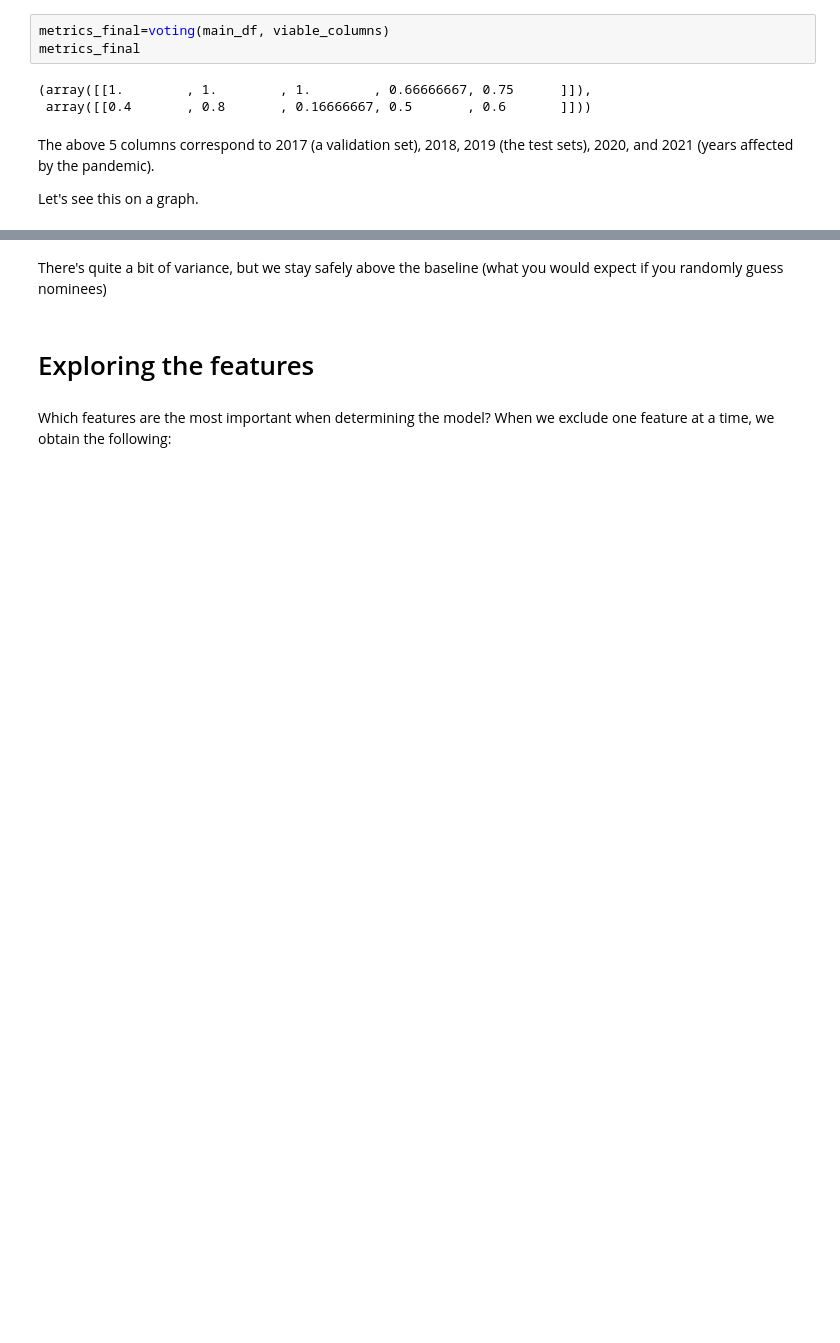
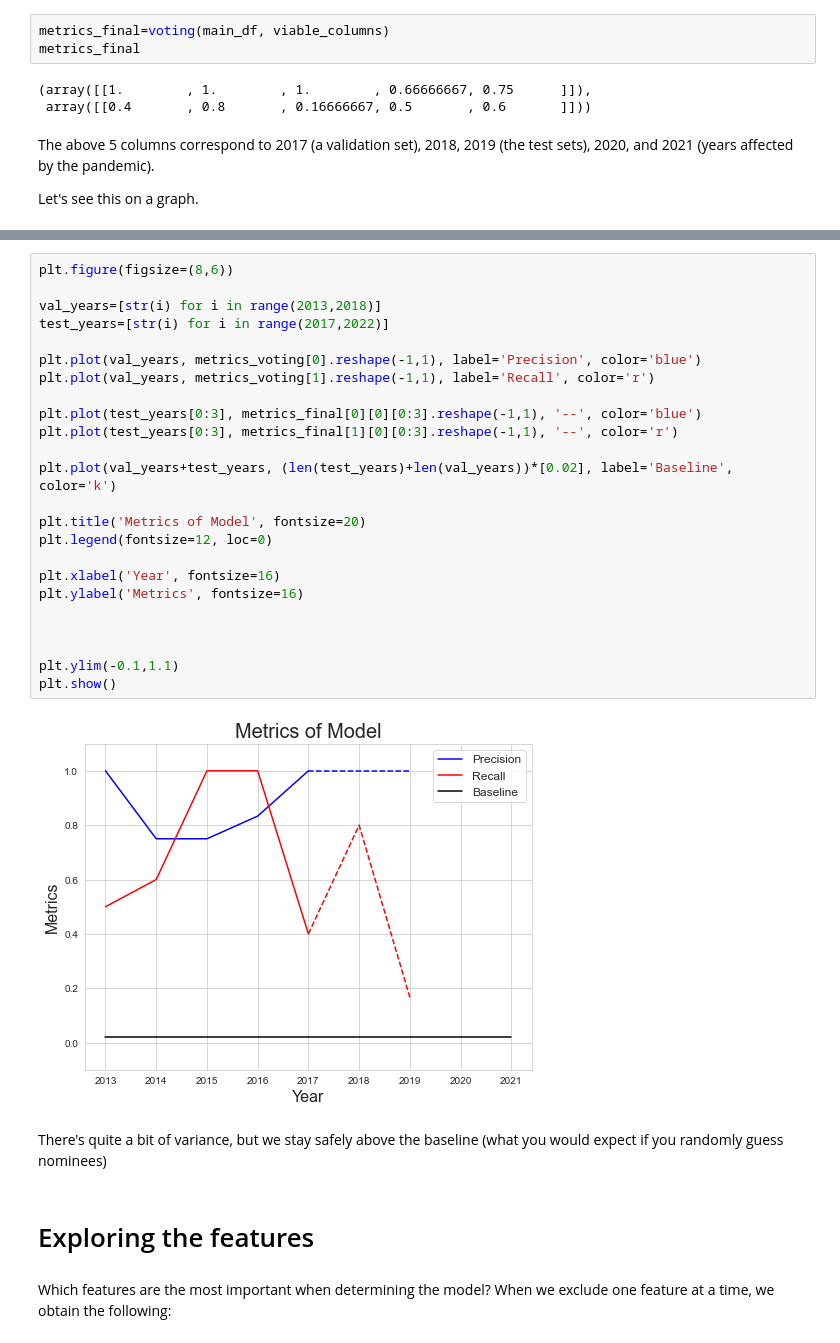
Before and after one commit to wrlaxboy151/may22-lunar-outpost, a Jupyter notebook: model5.ipynb, the cells around one changed output, grey strips where cells are left out. Saved outputs shown, nothing was run; the diff lists cells and outputs as text; blank space fills up the shorter version.

Commit message:
Updated Model 5

```diff
--- a/model5.ipynb
+++ b/model5.ipynb
@@ -203,3 +223,29 @@ plt.show()
+# %%
+plt.figure(figsize=(8,6))
+
+val_years=[str(i) for i in range(2013,2018)]
+test_years=[str(i) for i in range(2017,2022)]
+
+plt.plot(val_years, metrics_voting[0].reshape(-1,1), label='Precision', color='blue')
+plt.plot(val_years, metrics_voting[1].reshape(-1,1), label='Recall', color='r')
+
+plt.plot(test_years[0:3], metrics_final[0][0][0:3].reshape(-1,1), '--', color='blue')
+plt.plot(test_years[0:3], metrics_final[1][0][0:3].reshape(-1,1), '--', color='r')
+
+plt.plot(val_years+test_years, (len(test_years)+len(val_years))*[0.02], label='Baseline', color='k')
+
+plt.title('Metrics of Model', fontsize=20)
+plt.legend(fontsize=12, loc=0)
+
+plt.xlabel('Year', fontsize=16)
+plt.ylabel('Metrics', fontsize=16)
+
+
+
+plt.ylim(-0.1,1.1)
+plt.show()
+# %% [output]
+[figure, added]
 # %% [markdown]
 There's quite a bit of variance, but we stay safely above the baseline (what you would expect if you randomly guess nominees)
 # %% [markdown]
```
Also changed, not shown: parts of 37 cells of this notebook, 3 other files.
